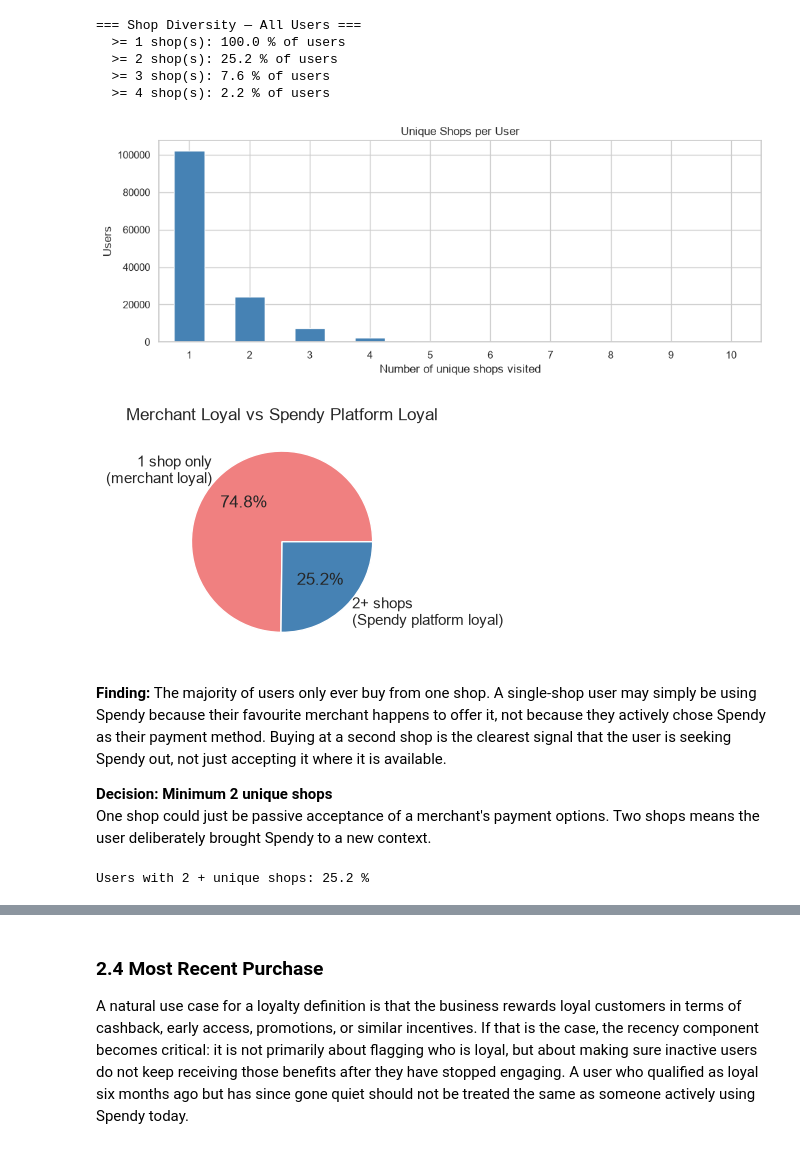
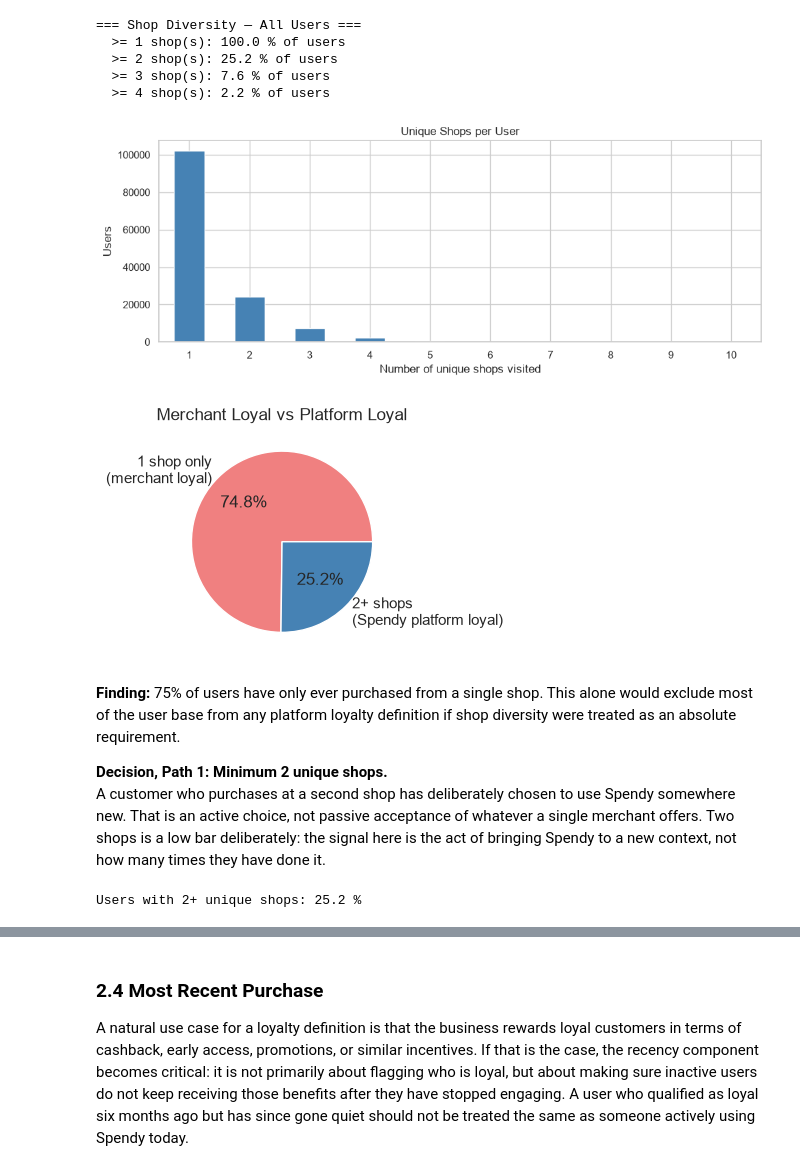
Before and after one commit to Prathmesh8280/Paidy, a Jupyter notebook: ds_candidate_assignment/spendy_loyalty_analysis.ipynb, the cells around one changed output, grey strips where cells are left out. Saved outputs shown, nothing was run; the diff lists cells and outputs as text; code cells hidden in the pictures.

```diff
--- a/ds_candidate_assignment/spendy_loyalty_analysis.ipynb
+++ b/ds_candidate_assignment/spendy_loyalty_analysis.ipynb
@@ -130,6 +124,7 @@ To get there, five components are defined below, each one grounded in the data.
 
 > **Note on pre-existing users:** ~47% of users have no `first_purchase=True` flag, meaning they joined before the dataset window (June 2020). Their true join date is unknown so tenure is measured from June 1, 2020, which slightly understates it and inflates their rates. This is acceptable for the loyalty definition in Section 2 since more data is better. The ML model in Section 4 avoids this entirely by using only new users.
 # %%
+df['year_month'] = df['timestamp'].dt.to_period('M')
 dataset_end = df['timestamp'].max()
 
 user_stats = df.groupby('user_id').agg(
@@ -137,7 +132,8 @@ user_stats = df.groupby('user_id').agg(
     last_date       = ('timestamp', 'max'),
     total_purchases = ('purchase_id', 'count'),
     total_spend     = ('price', 'sum'),
-    unique_shops    = ('shop_id', 'nunique')
+    unique_shops    = ('shop_id', 'nunique'),
+    active_months   = ('year_month', 'nunique'),
 ).reset_index()
 
 user_stats['months_registered'] = (dataset_end - user_stats['join_date']).dt.days / 30
@@ -311,37 +313,38 @@ for s in [1, 2, 3, 4]:
   >= 3 shop(s): 7.6 % of users
   >= 4 shop(s): 2.2 % of users
 # %%
-fig1, ax1 = plt.subplots(figsize=(10, 4))
+fig, ax1 = plt.subplots(figsize=(10, 4))
+
 shop_counts = user_stats['unique_shops'].value_counts().sort_index().head(10)
 shop_counts.plot(kind='bar', ax=ax1, color='steelblue', edgecolor='white')
 ax1.set_title('Unique Shops per User')
 ax1.set_xlabel('Number of unique shops visited')
 ax1.set_ylabel('Users')
 ax1.tick_params(axis='x', rotation=0)
 plt.tight_layout()
 plt.show()
 
+fig, ax2 = plt.subplots(figsize=(4, 4))
+
 sizes = [
     (user_stats['unique_shops'] == 1).sum(),
     (user_stats['unique_shops'] >= 2).sum()
 ]
-fig2, ax2 = plt.subplots(figsize=(4, 4))
 ax2.pie(sizes, labels=['1 shop only\n(merchant loyal)', '2+ shops\n(Spendy platform loyal)'],
         autopct='%1.1f%%', colors=['lightcoral', 'steelblue'])
-ax2.set_title('Merchant Loyal vs Spendy Platform Loyal')
+ax2.set_title('Merchant Loyal vs Platform Loyal')
 plt.tight_layout()
 plt.show()
 # %% [output]
 [figure]
-[figure, old version]
+[figure, new version]
 # %% [markdown]
-**Finding:** The majority of users only ever buy from one shop. A single-shop user may simply be using Spendy because their favourite merchant happens to offer it, not because they actively chose Spendy as their payment method. Buying at a second shop is the clearest signal that the user is seeking Spendy out, not just accepting it where it is available.
+**Finding:** 75% of users have only ever purchased from a single shop. This alone would exclude most of the user base from any platform loyalty definition if shop diversity were treated as an absolute requirement.
 
-**Decision: Minimum 2 unique shops**<br>  One shop could just be passive acceptance of a merchant's payment options. Two shops means the user deliberately brought Spendy to a new context.
+**Decision, Path 1: Minimum 2 unique shops.**<br>
+A customer who purchases at a second shop has deliberately chosen to use Spendy somewhere new. That is an active choice, not passive acceptance of whatever a single merchant offers. Two shops is a low bar deliberately: the signal here is the act of bringing Spendy to a new context, not how many times they have done it.
 # %%
-min_unique_shops = 2
-
-pct = round((user_stats['unique_shops'] >= min_unique_shops).mean() * 100, 1)
-print('Users with', min_unique_shops, '+ unique shops:', pct, '%')
+pct = round((user_stats['unique_shops'] >= 2).mean() * 100, 1)
+print('Users with 2+ unique shops:', pct, '%')
 # %% [output]
-Users with 2 + unique shops: 25.2 %
+Users with 2+ unique shops: 25.2 %
```
Also changed, not shown: parts of 29 cells of this notebook, 4 other files.
